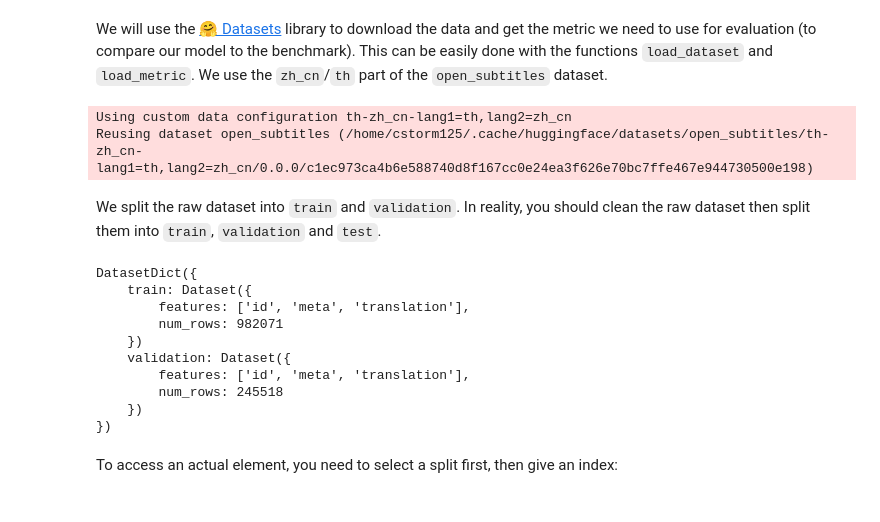
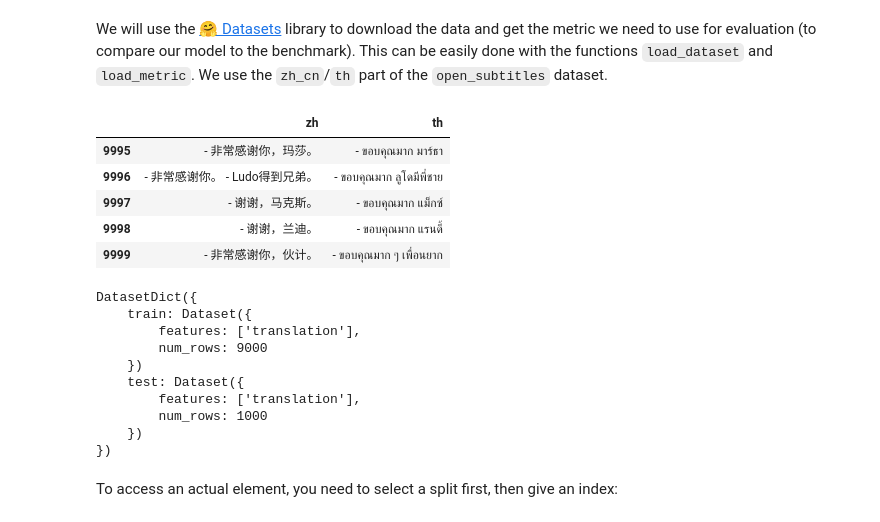
Before and after one commit to LalitaDeelert/lalita-mt-zhth, a Jupyter notebook: notebooks/huggingface_tutorial.ipynb, the cells around one changed output. Cells and saved outputs as stored; diff of their text form; code cells hidden in the pictures.

Commit message:
add how to load csv to datasets

```diff
--- a/notebooks/huggingface_tutorial.ipynb
+++ b/notebooks/huggingface_tutorial.ipynb
@@ -14,28 +23,19 @@ This notebook details how to pretrain a seq2seq model with `MarianMT` model usin
 # %% [markdown]
 We will use the [🤗 Datasets](https://github.com/huggingface/datasets) library to download the data and get the metric we need to use for evaluation (to compare our model to the benchmark). This can be easily done with the functions `load_dataset` and `load_metric`. We use the `zh_cn`/`th` part of the `open_subtitles` dataset.
 # %%
-from datasets import load_dataset, load_metric
+from datasets import load_dataset, load_metric, Dataset, DatasetDict
 
-raw_datasets = load_dataset("open_subtitles", lang1='th', lang2='zh_cn')
 metric = load_metric("sacrebleu")
-# %% [output]
-Using custom data configuration th-zh_cn-lang1=th,lang2=zh_cn
-Reusing dataset open_subtitles (/home/cstorm125/.cache/huggingface/datasets/open_subtitles/th-zh_cn-lang1=th,lang2=zh_cn/0.0.0/c1ec973ca4b6e588740d8f167cc0e24ea3f626e70bc7ffe467e944730500e198)
-# %% [markdown]
-We split the raw dataset into `train` and `validation`. In reality, you should clean the raw dataset then split them into `train`, `validation` and `test`.
-# %%
-#split train/validation
-raw_datasets = raw_datasets['train'].train_test_split(test_size=0.2, seed=42)
-raw_datasets['validation'] = raw_datasets.pop('test')
-raw_datasets
-# %% [output]
-DatasetDict({
-    train: Dataset({
-        features: ['id', 'meta', 'translation'],
-        num_rows: 982071
-    })
-    validation: Dataset({
-        features: ['id', 'meta', 'translation'],
-        num_rows: 245518
-    })
-})
+# %%
+import pandas as pd
+
+#load data from csv
+df = pd.read_csv('zhth_sample.csv')
+df.tail()
+# %% [output]
+|  | zh | th |
+| 9995 | - 非常感谢你，玛莎。 | - ขอบคุณมาก มาร์ธา |
+| 9996 | - 非常感谢你。 - Ludo得到兄弟。 | - ขอบคุณมาก ลูโดมีพี่ชาย |
+| 9997 | - 谢谢，马克斯。 | - ขอบคุณมาก แม็กซ์ |
+| 9998 | - 谢谢，兰迪。 | - ขอบคุณมาก แรนดี้ |
+| 9999 | - 非常感谢你，伙计。 | - ขอบคุณมาก ๆ เพื่อนยาก |
@@ -42,3 +47,19 @@ DatasetDict({
+# %%
+#load into dataset
+train_dataset = Dataset.from_dict(j)
+raw_datasets = train_dataset.train_test_split(test_size=0.1, seed=42)
+raw_datasets
+# %% [output]
+DatasetDict({
+    train: Dataset({
+        features: ['translation'],
+        num_rows: 9000
+    })
+    test: Dataset({
+        features: ['translation'],
+        num_rows: 1000
+    })
+})
 # %% [markdown]
 To access an actual element, you need to select a split first, then give an index:
 # %%
```
Also changed, not shown: parts of 18 cells of this notebook.
